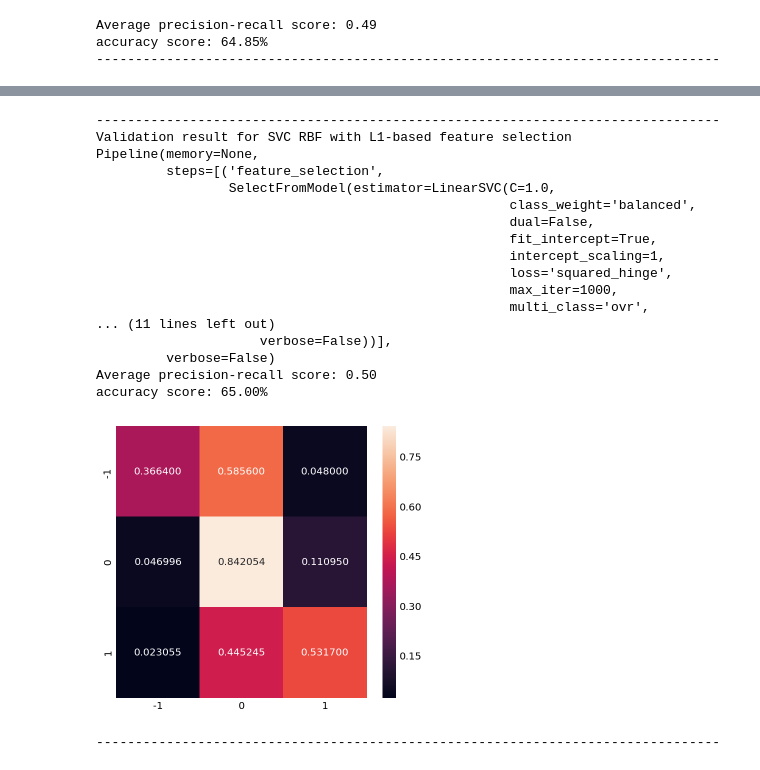
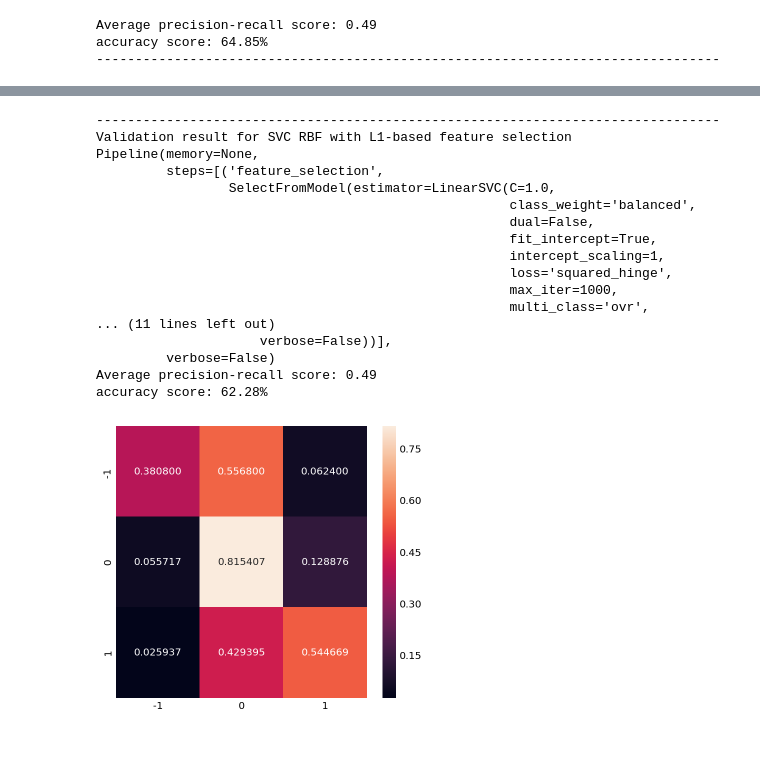
Before and after one commit to jwiszowata/sentiment, a Jupyter notebook: Sentiment Analysis.ipynb, the cells around one changed output, grey strips where cells are left out. Saved outputs shown, nothing was run; the diff lists cells and outputs as text; code cells hidden in the pictures.

```diff
--- a/Sentiment Analysis.ipynb
+++ b/Sentiment Analysis.ipynb
@@ -578,25 +644,0 @@ Best parameter (CV score=0.695):
-# %%
-from sklearn.model_selection import GridSearchCV
-
-vectorizer = TfidfVectorizer(min_df=0)
-vectorizer.set_params(stop_words=None, max_features=100000, ngram_range=(1,3))
-
-parameters = {'svc__estimator__penalty':('l1', 'l2'),
-              'svc__estimator__loss':('hinge', 'squared_hinge'),
-              'svc__estimator__C':[1, 2, 5, 10],
-              'svc__estimator__max_iter':(1000, 2000, 5000, 10000),
-             }
-
-pipe = Pipeline([
-        ('vectorizer', vectorizer),
-        ('feature_selection', SelectFromModel(LinearSVC(penalty="l1", dual=False, class_weight='balanced'))),
-        ('svc', OneVsRestClassifier(LinearSVC(class_weight='balanced')))])
-
-search = GridSearchCV(pipe,
-                      param_grid=parameters,
-                      n_jobs=-1,
-                      cv=[(train_indeces, validation_indeces)],
-                      scoring='f1_weighted')
-search.fit(x_train_val, y_train_val)
-print("Best parameter (CV score=%0.3f):" % search.best_score_)
-print(search.best_params_)
@@ -610,13 +650,27 @@ tuned_names = ["LinearSVC with L1-based feature selection",
 tuned_classifiers = [
     Pipeline([
   ('feature_selection', SelectFromModel(LinearSVC(penalty="l1", dual=False, class_weight='balanced'))),
-  ('classification', LinearSVC(penalty="l2", class_weight='balanced', C=1, loss='hinge', max_iter=5000))]),
+  ('classification', LinearSVC(penalty="l2", class_weight='balanced', C=1, loss='hinge', max_iter=1000))]),
     Pipeline([
   ('feature_selection', SelectFromModel(LinearSVC(penalty="l1", dual=False, class_weight='balanced'))),
-  ('classification', SVC(C=1, gamma='scale', kernel='rbf', class_weight='balanced'))]),
+  ('classification', SVC(C=0.5, gamma='scale', kernel='rbf', class_weight='balanced'))]),
     ]
 tuned_zipped_clf = zip(tuned_names, tuned_classifiers)
 
+def classifier_comparator(vectorizer=vec, n_features=10000, stop_words=None, ngram_range=(1, 1), classifier=zipped_clf):
+    result = []
+    vectorizer.set_params(stop_words=stop_words, max_features=n_features, ngram_range=ngram_range)
+    for n,c in classifier:
+        checker_pipeline = Pipeline([
+            ('vectorizer', vectorizer),
+            ('classifier', OneVsRestClassifier(c))
+        ])
+        print ("Validation result for {}".format(n))
+        print (c)
+        clf_acc, prec, rec, avg, fp, tp = acc_summary(checker_pipeline, x_train, y_train, x_validation, y_validation)
+        result.append((n,clf_acc,prec, rec, avg, fp, tp))
+    return result
+
 tuned_result = classifier_comparator(n_features=100000,ngram_range=(1, 3), classifier=tuned_zipped_clf)
 # %% [output]
 Validation result for LinearSVC with L1-based feature selection
@@ -640,19 +697,18 @@ accuracy score: 64.38%
---------------------------------------------------------------------------------
-Validation result for SVC RBF with L1-based feature selection
-Pipeline(memory=None,
-         steps=[('feature_selection',
-                 SelectFromModel(estimator=LinearSVC(C=1.0,
-                                                     class_weight='balanced',
-                                                     dual=False,
-                                                     fit_intercept=True,
-                                                     intercept_scaling=1,
-                                                     loss='squared_hinge',
-                                                     max_iter=1000,
-                                                     multi_class='ovr',
-... (11 lines left out)
-                     verbose=False))],
-         verbose=False)
-Average precision-recall score: 0.50
-accuracy score: 65.00%
+--------------------------------------------------------------------------------
+Validation result for SVC RBF with L1-based feature selection
+Pipeline(memory=None,
+         steps=[('feature_selection',
+                 SelectFromModel(estimator=LinearSVC(C=1.0,
+                                                     class_weight='balanced',
+                                                     dual=False,
+                                                     fit_intercept=True,
+                                                     intercept_scaling=1,
+                                                     loss='squared_hinge',
+                                                     max_iter=1000,
+                                                     multi_class='ovr',
+... (11 lines left out)
+                     verbose=False))],
+         verbose=False)
+Average precision-recall score: 0.49
+accuracy score: 62.28%
-[figure, old version]
+[figure, new version]
---------------------------------------------------------------------------------
```
Also changed, not shown: parts of 21 cells of this notebook.
